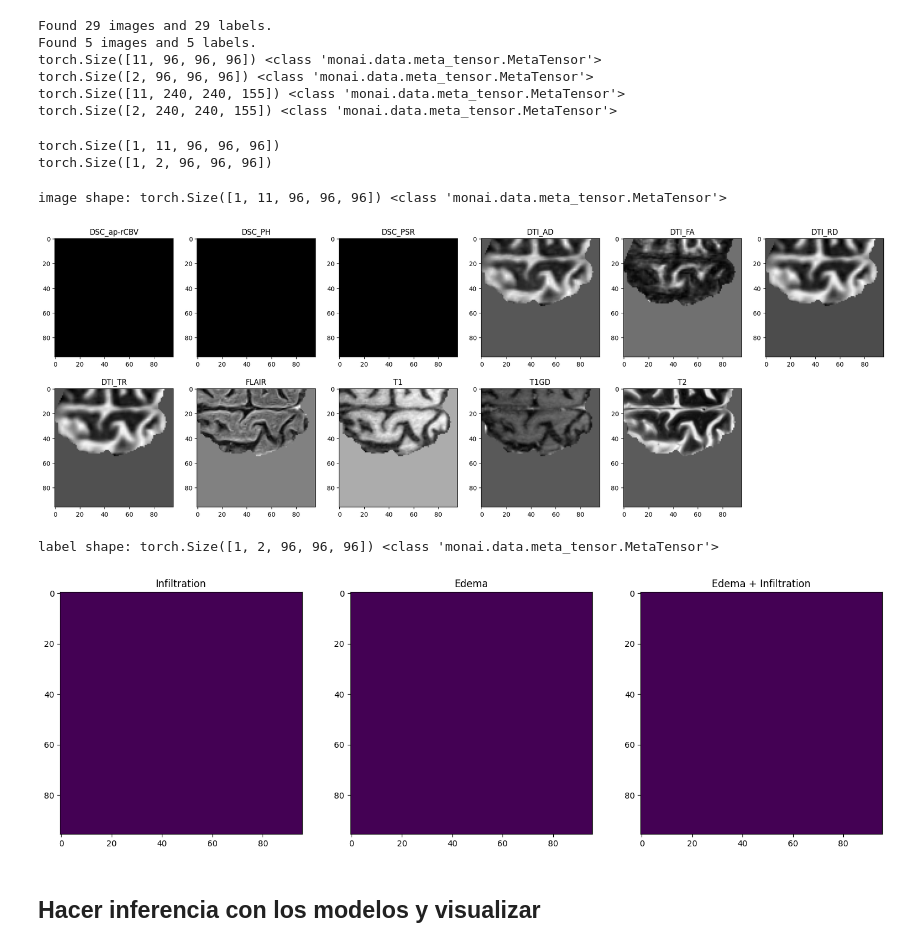
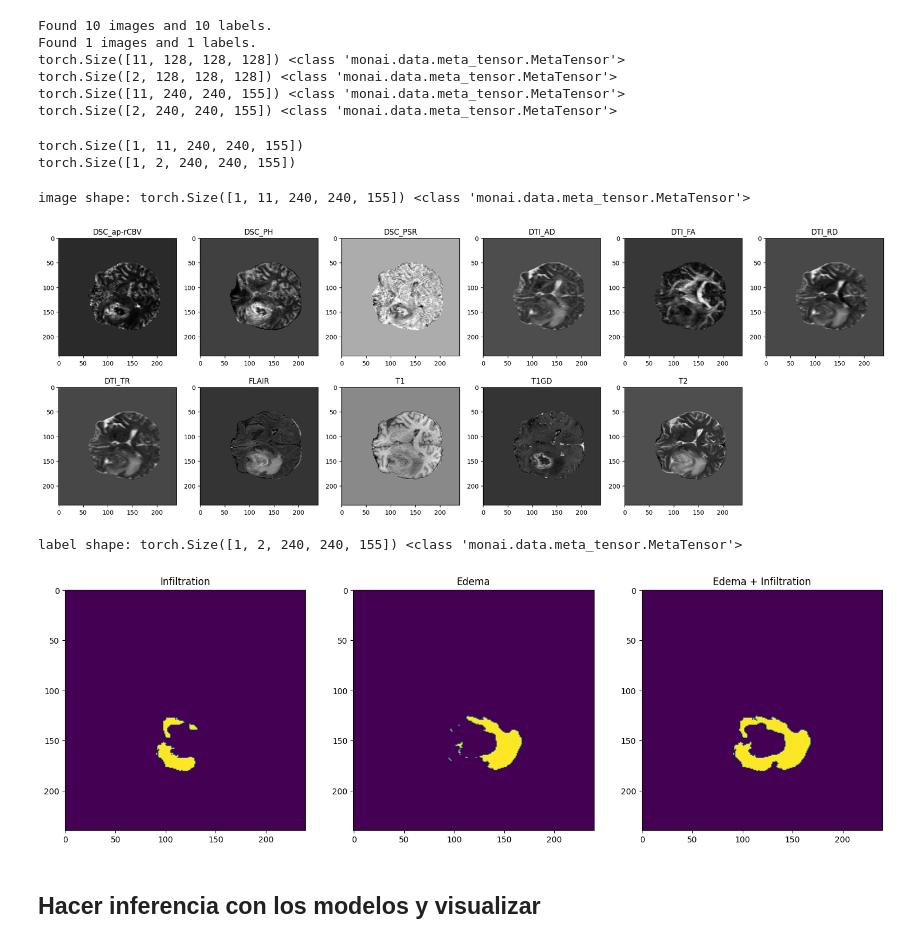
Before and after one commit to GBM-images-research/Swin_transformer_UPennGBM, a Jupyter notebook: ver_transformaciones.ipynb, the cells around one changed output. Saved outputs shown, nothing was run; the diff lists cells and outputs as text; code cells hidden in the pictures.

```diff
--- a/ver_transformaciones.ipynb
+++ b/ver_transformaciones.ipynb
@@ -56,15 +56,16 @@ output_path = f'./Dataset/Dataset_10_1_casos/train/labels/UPENN-GBM-{caso}_11_co
 
 combine_labels(path_label1, path_label2, output_path)
 # %%
-roi = (96, 96, 96) # (220, 220, 155) (128, 128, 64)
+roi = (128, 128, 128) # (220, 220, 155) (128, 128, 64)
+source_k="image"
 train_transform = transforms.Compose(
     [
         transforms.LoadImaged(keys=["image", "label"]),
-        ConvertToMultiChannelBasedOnN_Froi(keys="label"),
-        #ConvertToMultiChannelBasedOnAnotatedInfiltration(keys="label"),
+        # ConvertToMultiChannelBasedOnN_Froi(keys="label"),
+        ConvertToMultiChannelBasedOnAnotatedInfiltration(keys="label"),
         transforms.CropForegroundd(
             keys=["image", "label"],
-            source_key="image",
+            source_key=source_k,
             k_divisible=[roi[0], roi[1], roi[2]],
         ),
         transforms.RandSpatialCropd(
@@ -72,16 +73,15 @@ train_transform = transforms.Compose(
             roi_size=[roi[0], roi[1], roi[2]],
             random_size=False,
         ),
-        # transforms.RandFlipd(keys=["image", "label"], prob=0.5, spatial_axis=0),
-        # transforms.RandFlipd(keys=["image", "label"], prob=0.5, spatial_axis=1),
-        # transforms.RandFlipd(keys=["image", "label"], prob=0.5, spatial_axis=2),
         transforms.NormalizeIntensityd(keys="image", nonzero=True, channel_wise=True),
+
     ]
 )
 val_transform = transforms.Compose(
     [
         transforms.LoadImaged(keys=["image", "label"]),
-        ConvertToMultiChannelBasedOnN_Froi(keys="label"),
+        # ConvertToMultiChannelBasedOnN_Froi(keys="label"),
+        ConvertToMultiChannelBasedOnAnotatedInfiltration(keys="label"),
         transforms.RandSpatialCropd(
             keys=["image", "label"],
             roi_size=[-1, -1, -1], #[240, 240, 155],
@@ -91,8 +91,8 @@ val_transform = transforms.Compose(
     ]
 )
 # %%
-dataset_path='./Dataset/Dataset_29_casos/'
-#dataset_path='./Dataset/Dataset_10_1_casos'
+# dataset_path='./Dataset/Dataset_29_casos/'
+dataset_path='./Dataset/Dataset_10_1_casos'
 
 train_set=CustomDataset(dataset_path, section="train",transform=train_transform) # t_transform
 train_loader = DataLoader(train_set, batch_size=1, shuffle=False, num_workers=4, pin_memory=False)
@@ -109,14 +109,14 @@ print(im_t['label'].shape, type(im_t['label']))
 print(im_v['image'].shape, type(im_v['image']))
 print(im_v['label'].shape, type(im_v['label']))
 # %% [output]
-Found 29 images and 29 labels.
-Found 5 images and 5 labels.
-torch.Size([11, 96, 96, 96]) <class 'monai.data.meta_tensor.MetaTensor'>
-torch.Size([2, 96, 96, 96]) <class 'monai.data.meta_tensor.MetaTensor'>
+Found 10 images and 10 labels.
+Found 1 images and 1 labels.
+torch.Size([11, 128, 128, 128]) <class 'monai.data.meta_tensor.MetaTensor'>
+torch.Size([2, 128, 128, 128]) <class 'monai.data.meta_tensor.MetaTensor'>
 torch.Size([11, 240, 240, 155]) <class 'monai.data.meta_tensor.MetaTensor'>
 torch.Size([2, 240, 240, 155]) <class 'monai.data.meta_tensor.MetaTensor'>
 # %%
-for idx, batch_data in enumerate(train_loader):
+for idx, batch_data in enumerate(val_loader):
     if idx == 0:  # Cambia 0 al índice del batch deseado
         val_data_example=batch_data
         data, target = batch_data["image"], batch_data["label"]
@@ -124,43 +124,43 @@ for idx, batch_data in enumerate(train_loader):
         print(target.shape)
         break
 # %% [output]
-torch.Size([1, 11, 96, 96, 96])
-torch.Size([1, 2, 96, 96, 96])
+torch.Size([1, 11, 240, 240, 155])
+torch.Size([1, 2, 240, 240, 155])
 # %%
 # pick one image from DecathlonDataset to visualize and check the 4 channels
 # N_ROI -> hatsa 0.5cm alrededor del TC
 # F_ROI -> entre 1 y 4 cm alrededor del TC
 nombres=["DSC_ap-rCBV","DSC_PH", "DSC_PSR", "DTI_AD", "DTI_FA", "DTI_RD", "DTI_TR", "FLAIR", "T1", "T1GD", "T2",]
 #val_data_example = train_set[60]
-sl=60 #70 32
+sl=70 #70 32
 print(f"image shape: {val_data_example['image'].shape}", type(val_data_example['image']))
 plt.figure("image", (24, 8))
 for i in range(11):
     plt.subplot(2, 6, i + 1)
     plt.title(nombres[i])
     plt.imshow(val_data_example["image"][0][i, :, :, sl].cpu(), cmap="gray") # .detach()
 plt.show()
 # also visualize the 3 channels label corresponding to this image
 print(f"label shape: {val_data_example['label'].shape}", type(val_data_example['label']))
 plt.figure("label", (18, 6))
 # my_title=['N_ROI (0-5mm)', 'F_ROI (+10mm)', 'N_ROI + F_ROI']
 my_title=['Infiltration', 'Edema', 'Edema + Infiltration']
 for i in range(3):
     plt.subplot(1, 3, i + 1)
     plt.title(f"{my_title[i]}")
     if i<2:
         plt.imshow(val_data_example["label"][0][i, :, :, sl].cpu()) # .detach()
     else:
         #plt.imshow(val_data_example["label"][i, :, :, sl].detach().cpu())
         im_show=torch.from_numpy(np.logical_or(val_data_example["label"][0][0, :, :, sl], val_data_example["label"][0][1, :, :, sl])) # torch.from_numpy
         plt.imshow((im_show).cpu()) # .detach()
 
 plt.show()
 # %% [output]
-image shape: torch.Size([1, 11, 96, 96, 96]) <class 'monai.data.meta_tensor.MetaTensor'>
+image shape: torch.Size([1, 11, 240, 240, 155]) <class 'monai.data.meta_tensor.MetaTensor'>
-[figure, old version]
+[figure, new version]
-label shape: torch.Size([1, 2, 96, 96, 96]) <class 'monai.data.meta_tensor.MetaTensor'>
+label shape: torch.Size([1, 2, 240, 240, 155]) <class 'monai.data.meta_tensor.MetaTensor'>
-[figure, old version]
+[figure, new version]
 # %% [markdown]
 ## Hacer inferencia con los modelos y visualizar
 # %%
```
Also changed, not shown: parts of 1 cell of this notebook, 4 other files.
